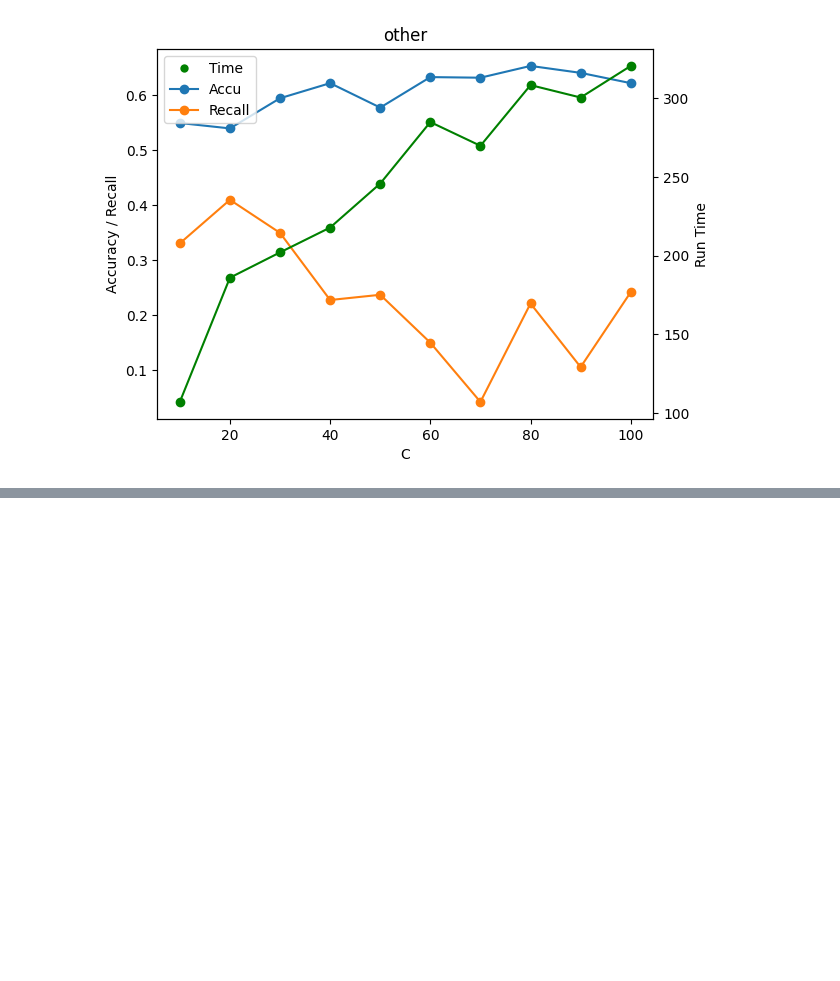
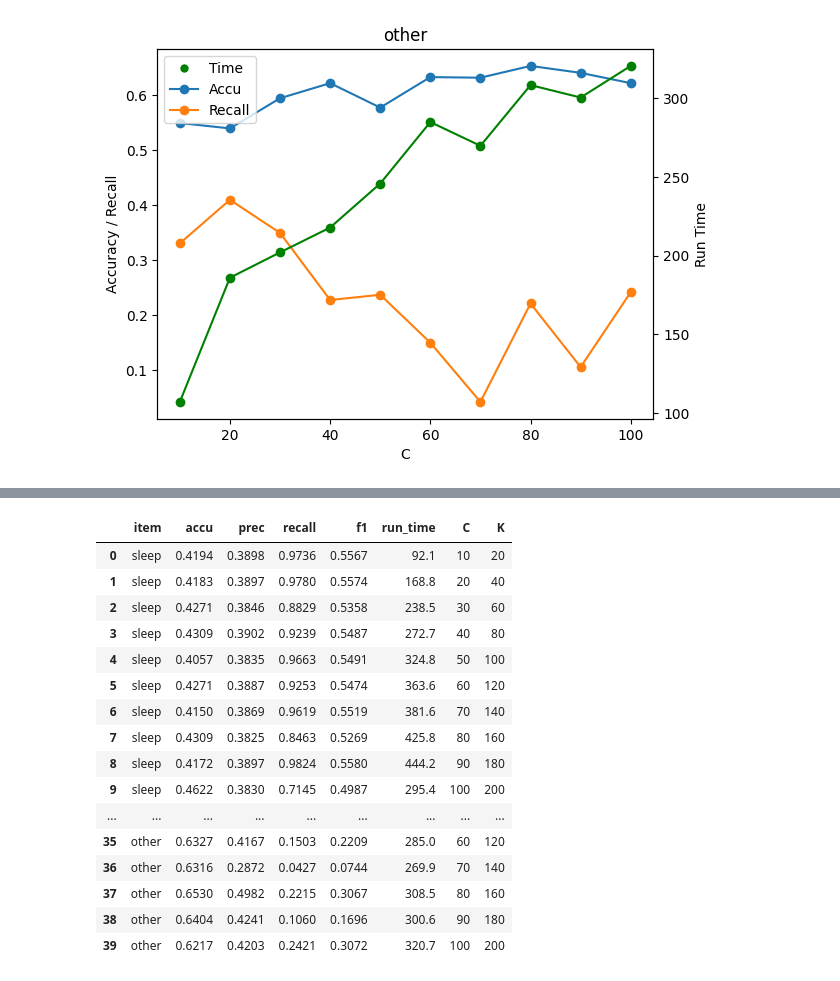
Before and after one commit to roleecorn/Time2Graph, a Jupyter notebook: graph.ipynb, the cells around one changed output, grey strips where cells are left out. Cells and saved outputs as stored; diff of their text form; code cells hidden in the pictures; blank space fills up the shorter version.

```diff
--- a/graph.ipynb
+++ b/graph.ipynb
@@ -96,0 +97,32 @@ for pppp in ["sleep",'out','meal','other']:
+# %%
+import pandas as pd
+import matplotlib.pyplot as plt
+
+# 讀取 CSV
+df = pd.read_csv('backup copy.csv')
+df2 = pd.read_csv('TEPCO_result.csv')
+# df2 = df2.query('C%20 == 0')
+# df=df.query('item == "sleep"')
+# 選擇特定的 item
+df=df.query('ker == "dts"')
+df=df.drop(columns=['ker'])
+# df=df.query('C%20 == 0')
+df2
+# %% [output]
+|  | item | accu | prec | recall | f1 | run_time | C | K |
+| 0 | sleep | 0.4194 | 0.3898 | 0.9736 | 0.5567 | 92.1 | 10 | 20 |
+| 1 | sleep | 0.4183 | 0.3897 | 0.9780 | 0.5574 | 168.8 | 20 | 40 |
+| 2 | sleep | 0.4271 | 0.3846 | 0.8829 | 0.5358 | 238.5 | 30 | 60 |
+| 3 | sleep | 0.4309 | 0.3902 | 0.9239 | 0.5487 | 272.7 | 40 | 80 |
+| 4 | sleep | 0.4057 | 0.3835 | 0.9663 | 0.5491 | 324.8 | 50 | 100 |
+| 5 | sleep | 0.4271 | 0.3887 | 0.9253 | 0.5474 | 363.6 | 60 | 120 |
+| 6 | sleep | 0.4150 | 0.3869 | 0.9619 | 0.5519 | 381.6 | 70 | 140 |
+| 7 | sleep | 0.4309 | 0.3825 | 0.8463 | 0.5269 | 425.8 | 80 | 160 |
+| 8 | sleep | 0.4172 | 0.3897 | 0.9824 | 0.5580 | 444.2 | 90 | 180 |
+| 9 | sleep | 0.4622 | 0.3830 | 0.7145 | 0.4987 | 295.4 | 100 | 200 |
+| ... | ... | ... | ... | ... | ... | ... | ... | ... |
+| 35 | other | 0.6327 | 0.4167 | 0.1503 | 0.2209 | 285.0 | 60 | 120 |
+| 36 | other | 0.6316 | 0.2872 | 0.0427 | 0.0744 | 269.9 | 70 | 140 |
+| 37 | other | 0.6530 | 0.4982 | 0.2215 | 0.3067 | 308.5 | 80 | 160 |
+| 38 | other | 0.6404 | 0.4241 | 0.1060 | 0.1696 | 300.6 | 90 | 180 |
+| 39 | other | 0.6217 | 0.4203 | 0.2421 | 0.3072 | 320.7 | 100 | 200 |
```
Also changed, not shown: parts of 2 cells of this notebook, 20 other files.
